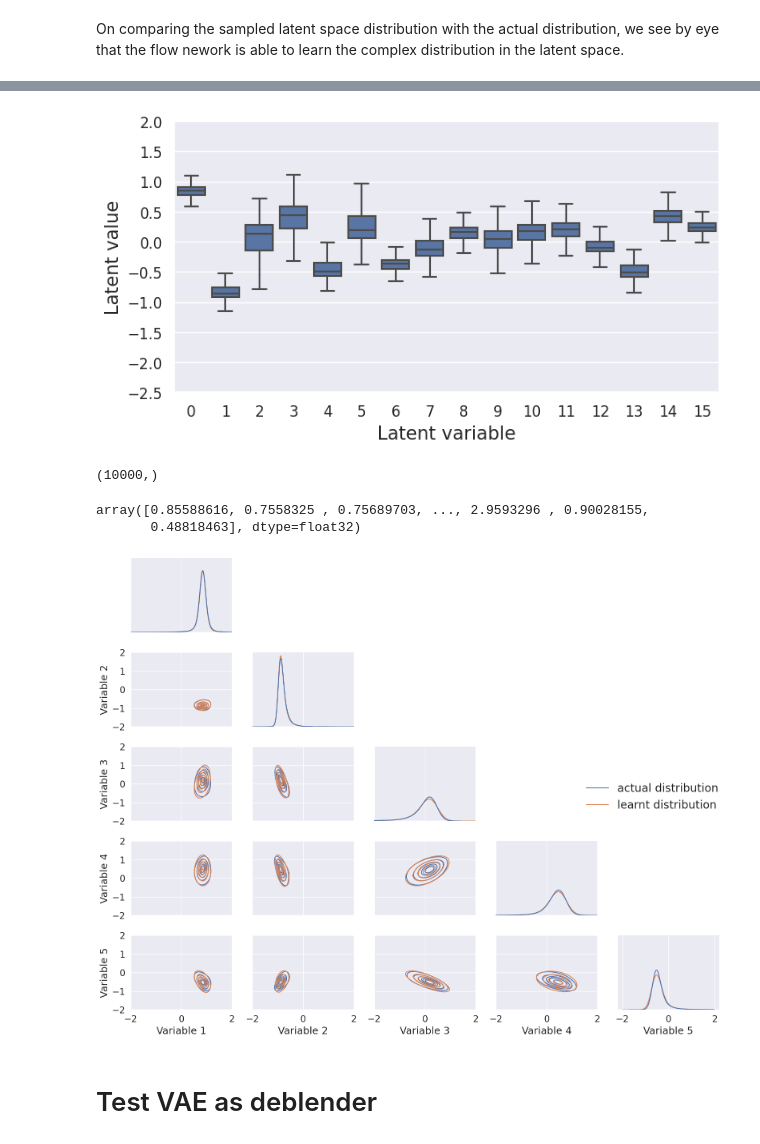
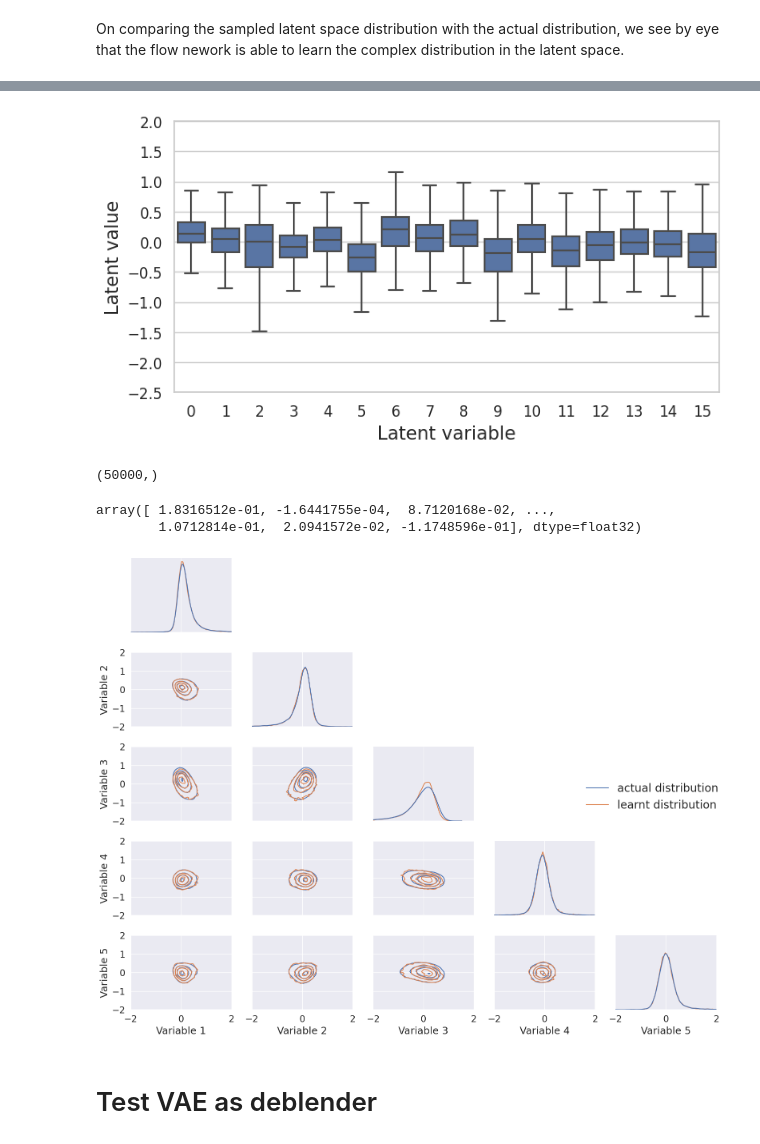
Before and after one commit to b-biswas/MADNESS-legacy, a Jupyter notebook: notebooks/basic_tests.ipynb, the cells around one changed output, grey strips where cells are left out. Cells and saved outputs as stored; diff of their text form; code cells hidden in the pictures.

```diff
--- a/notebooks/basic_tests.ipynb
+++ b/notebooks/basic_tests.ipynb
@@ -80,8 +80,10 @@ data_dir = get_data_dir_path()
 
 tf.get_logger().setLevel('ERROR')
 latent_dim = 16
-num_nf_layers = 8
-model_path = os.path.join(data_dir, f"catsim_kl{3}{latent_dim}d/")
+num_nf_layers = 6
+kl_weight = 1
+
+model_path = os.path.join(data_dir, f"catsim_kl{kl_weight}{latent_dim}d/")
 
 flow_net = FlowVAEnet(latent_dim=latent_dim, num_nf_layers=num_nf_layers)
 
@@ -138,7 +141,7 @@ fig, axs = plt.subplots(10, 3, figsize=(10,30))
 for i in range(10):
 
     image_num = i + 20
-    band_num = 0
+    band_num = 2
     im = axs[i, 0].imshow(isolated_images[0][image_num][:, :, band_num])
     fig.colorbar(im, ax=axs[i, 0], shrink=0.8)
     axs[i, 0].set_title("original image")
@@ -168,7 +171,7 @@ import tensorflow_probability as tfp
 z = tfp.layers.MultivariateNormalTriL(event_size=latent_dim)(flow_net.encoder(isolated_images[0]))
 # %%
 latent_vars = []
-for i in range(100):
+for i in range(500):
     isolated_images_batch = next(ds_isolated_val)
     #images_isolated_normed = np.transpose(images_isolated_normed, axes=(0, 2, 3, 1))
     z = tfp.layers.MultivariateNormalTriL(event_size=latent_dim)(flow_net.encoder(isolated_images_batch[0]))
@@ -313,16 +318,16 @@ ax.set_ylabel("Latent value", fontsize=15)
 plt.savefig("results/latent_boxplot")
 plt.savefig("results/latent_boxplot.pdf", bbox_inches = 'tight')
 # %% [output]
-[figure, old version]
+[figure, new version]
 # %%
 np.shape(np.concatenate((latent_vars_list[0], sampled_latent_vars_list[0])))
 # %% [output]
-(10000,)
+(50000,)
 # %%
 latent_vars_list[0]
 # %% [output]
-array([0.85588616, 0.7558325 , 0.75689703, ..., 2.9593296 , 0.90028155,
-       0.48818463], dtype=float32)
+array([ 1.8316512e-01, -1.6441755e-04,  8.7120168e-02, ...,
+        1.0712814e-01,  2.0941572e-02, -1.1748596e-01], dtype=float32)
 # %%
 latent_value=[]
 latent_var_num=[]
@@ -338,18 +343,22 @@ df_sns = pd.DataFrame(df_sns)
 # %%
 sns.set(font_scale=1.5)
 
 g = sns.PairGrid(df_sns, hue="latent type", corner=True)
 
-g.map_lower(sns.kdeplot, clip=[-2, 2], levels=[.2, .4, .6, .8, .95])
-g.map_diag(sns.kdeplot, clip=[-2, 2])
+g.map_lower(sns.kdeplot, clip=[-2.5,2.5], cut=3, levels=[.2, .4, .6, .9], gridsize=50, bw_method=0.02, fill=False)
+g.map_diag(sns.kdeplot, clip=[-2.5,2.5], cut=3, gridsize=100, common_grid=True, bw_method=0.02, common_norm=True)
+
+for col in range(5):
+    g.axes[col,col].set_xlim([-2,2])
+    g.axes[col,col].set_ylim([-2,2])
 
 g.add_legend(fontsize=20, title="")
 plt.tight_layout()
 
 plt.savefig("results/latent_distribution_correlation")
 plt.savefig("results/latent_distribution_correlation.pdf", bbox_inches = 'tight')
 # %% [output]
-[figure, old version]
+[figure, new version]
 # %% [markdown]
 # Test VAE as deblender
 # %%
```
Also changed, not shown: parts of 19 cells of this notebook, 5 other files.
